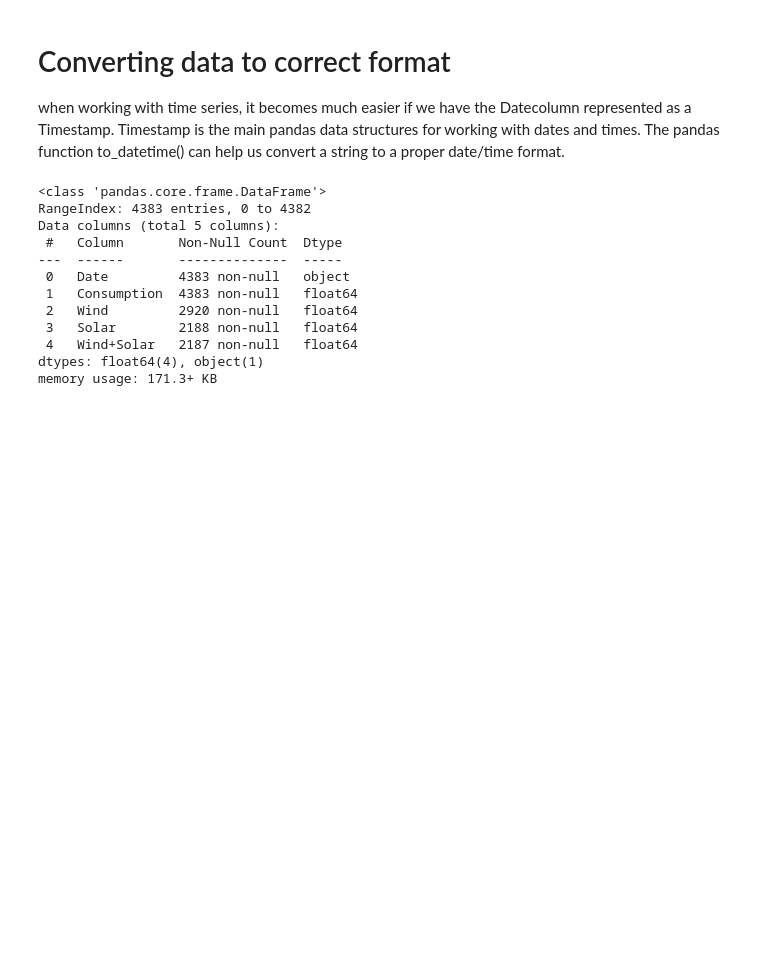
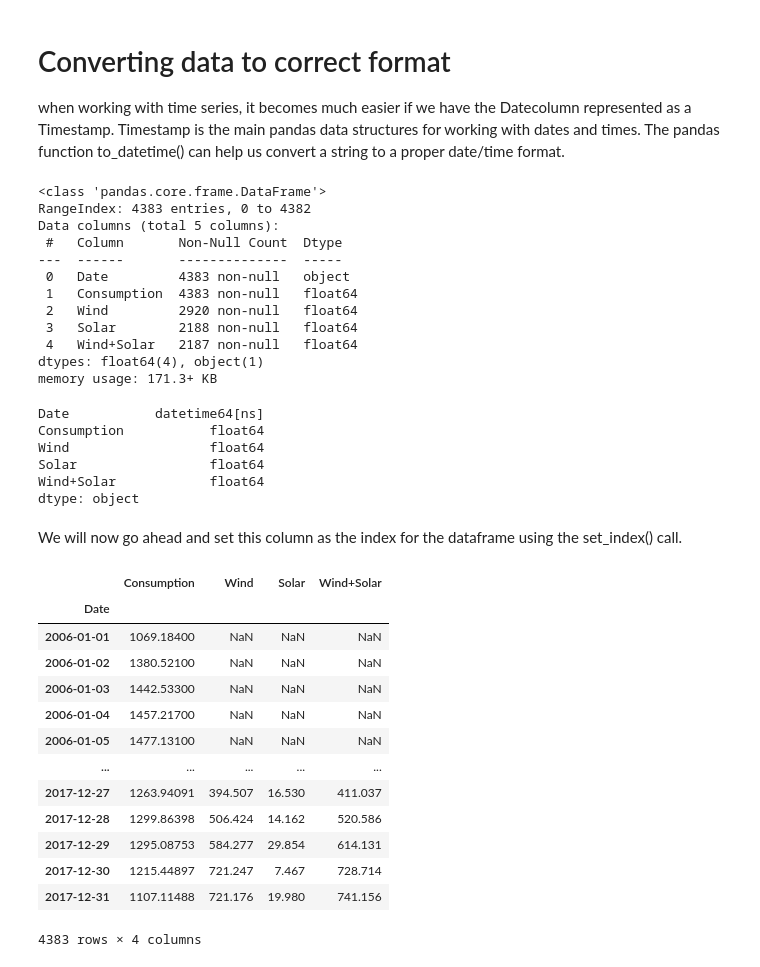
Before and after one commit to V-Nayak/python-basics, a Jupyter notebook: 17_Python_Basics_Pandas_DateTime.ipynb, the cells around one changed output. Saved outputs shown, nothing was run; the diff lists cells and outputs as text; code cells hidden in the pictures; blank space fills up the shorter version.

```diff
--- a/17_Python_Basics_Pandas_DateTime.ipynb
+++ b/17_Python_Basics_Pandas_DateTime.ipynb
@@ -372,3 +372,34 @@ Data columns (total 5 columns):
  4   Wind+Solar   2187 non-null   float64
 dtypes: float64(4), object(1)
 memory usage: 171.3+ KB
+# %%
+# to explicitly convert the date column to type DATETIME
+data['Date'] = pd.to_datetime(data['Date'])
+data.dtypes
+# %% [output]
+Date           datetime64[ns]
+Consumption           float64
+Wind                  float64
+Solar                 float64
+Wind+Solar            float64
+dtype: object
+# %% [markdown]
+We will now go ahead and set this column as the index for the dataframe using the set_index() call.
+# %%
+data = data.set_index('Date')
+data
+# %% [output]
+|  | Consumption | Wind | Solar | Wind+Solar |
+| Date |  |  |  |  |
+| 2006-01-01 | 1069.18400 | NaN | NaN | NaN |
+| 2006-01-02 | 1380.52100 | NaN | NaN | NaN |
+| 2006-01-03 | 1442.53300 | NaN | NaN | NaN |
+| 2006-01-04 | 1457.21700 | NaN | NaN | NaN |
+| 2006-01-05 | 1477.13100 | NaN | NaN | NaN |
+| ... | ... | ... | ... | ... |
+| 2017-12-27 | 1263.94091 | 394.507 | 16.530 | 411.037 |
+| 2017-12-28 | 1299.86398 | 506.424 | 14.162 | 520.586 |
+| 2017-12-29 | 1295.08753 | 584.277 | 29.854 | 614.131 |
+| 2017-12-30 | 1215.44897 | 721.247 | 7.467 | 728.714 |
+| 2017-12-31 | 1107.11488 | 721.176 | 19.980 | 741.156 |
+4383 rows × 4 columns
```
